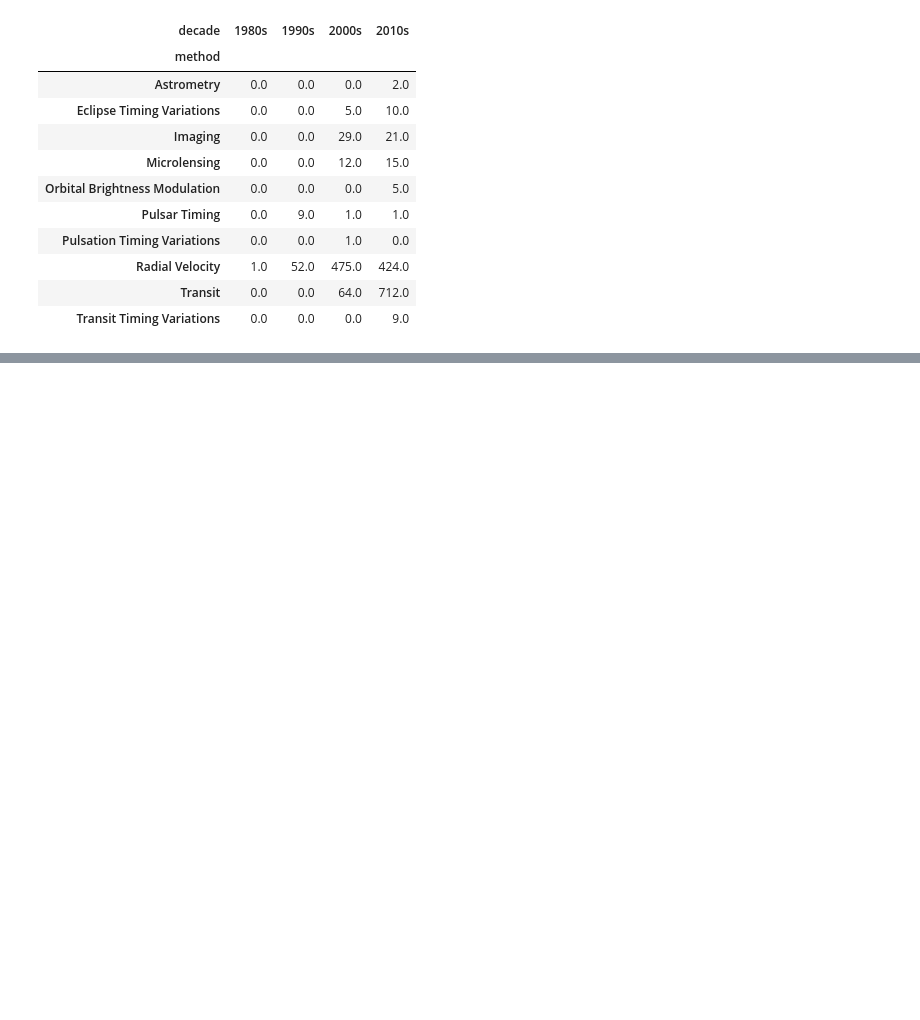
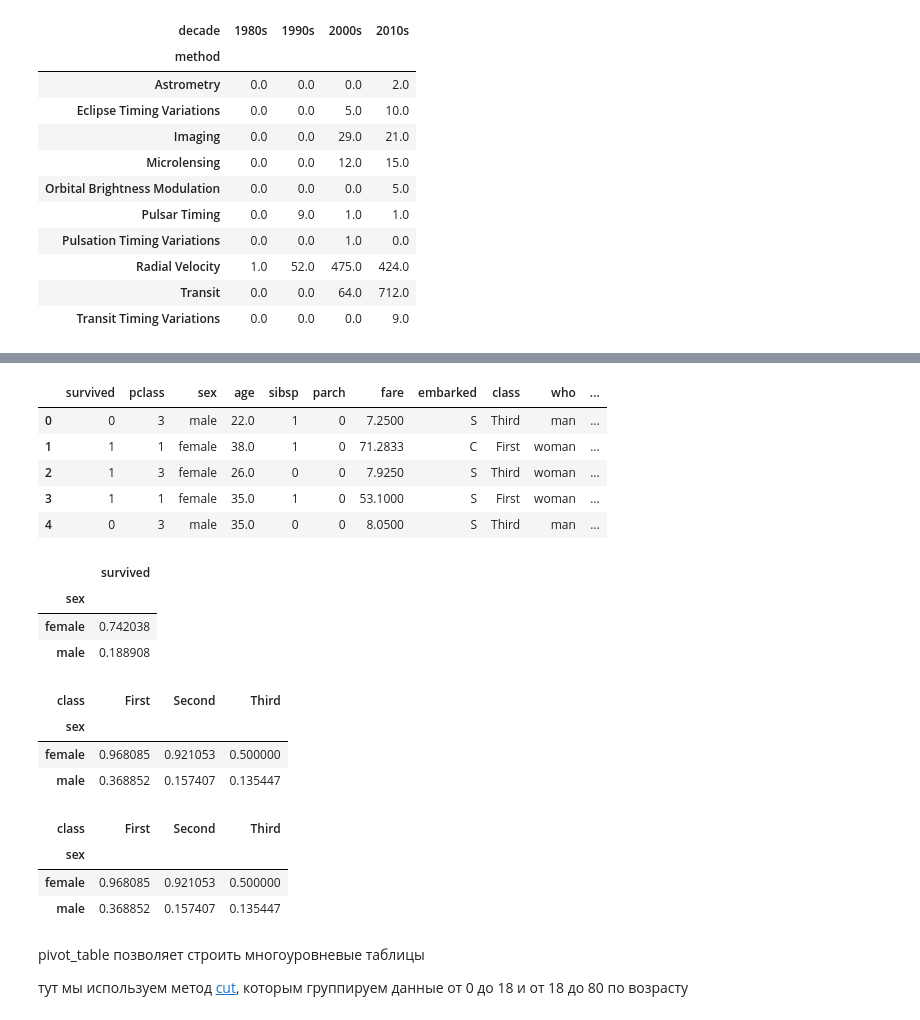
Before and after one commit to KonstantinKlepikov/all-python-ml-learning, a Jupyter notebook: pandas-learning.ipynb, the cells around one changed output, grey strips where cells are left out. Cells and saved outputs as stored; diff of their text form; code cells hidden in the pictures; blank space fills up the shorter version.

Commit message:
pandas learning

```diff
--- a/pandas-learning.ipynb
+++ b/pandas-learning.ipynb
@@ -2241,0 +2246,38 @@ planets.groupby(['method', decade])['number'].sum().unstack().fillna(0)
+# %%
+titanic = sns.load_dataset('titanic')
+# %%
+titanic.head()
+# %% [output]
+|  | survived | pclass | sex | age | sibsp | parch | fare | embarked | class | who | ... |
+| 0 | 0 | 3 | male | 22.0 | 1 | 0 | 7.2500 | S | Third | man | ... |
+| 1 | 1 | 1 | female | 38.0 | 1 | 0 | 71.2833 | C | First | woman | ... |
+| 2 | 1 | 3 | female | 26.0 | 0 | 0 | 7.9250 | S | Third | woman | ... |
+| 3 | 1 | 1 | female | 35.0 | 1 | 0 | 53.1000 | S | First | woman | ... |
+| 4 | 0 | 3 | male | 35.0 | 0 | 0 | 8.0500 | S | Third | man | ... |
+# %%
+# группировка вручную
+titanic.groupby('sex')[['survived']].mean()
+# %% [output]
+|  | survived |
+| sex |  |
+| female | 0.742038 |
+| male | 0.188908 |
+# %%
+titanic.groupby(['sex', 'class'])['survived'].aggregate('mean').unstack()
+# %% [output]
+| class | First | Second | Third |
+| sex |  |  |  |
+| female | 0.968085 | 0.921053 | 0.500000 |
+| male | 0.368852 | 0.157407 | 0.135447 |
+# %%
+# тоже самое через сводные таблицы
+titanic.pivot_table('survived', index='sex', columns='class')
+# %% [output]
+| class | First | Second | Third |
+| sex |  |  |  |
+| female | 0.968085 | 0.921053 | 0.500000 |
+| male | 0.368852 | 0.157407 | 0.135447 |
+# %% [markdown]
+pivot_table позволяет строить многоуровневые таблицы
+
+тут мы <span class="burk">используем метод</span> [cut](https://pandas.pydata.org/pandas-docs/stable/reference/api/pandas.cut.html), которым группируем данные от 0 до 18 и от 18 до 80 по возрасту
```
Also changed, not shown: parts of 25 cells of this notebook.
